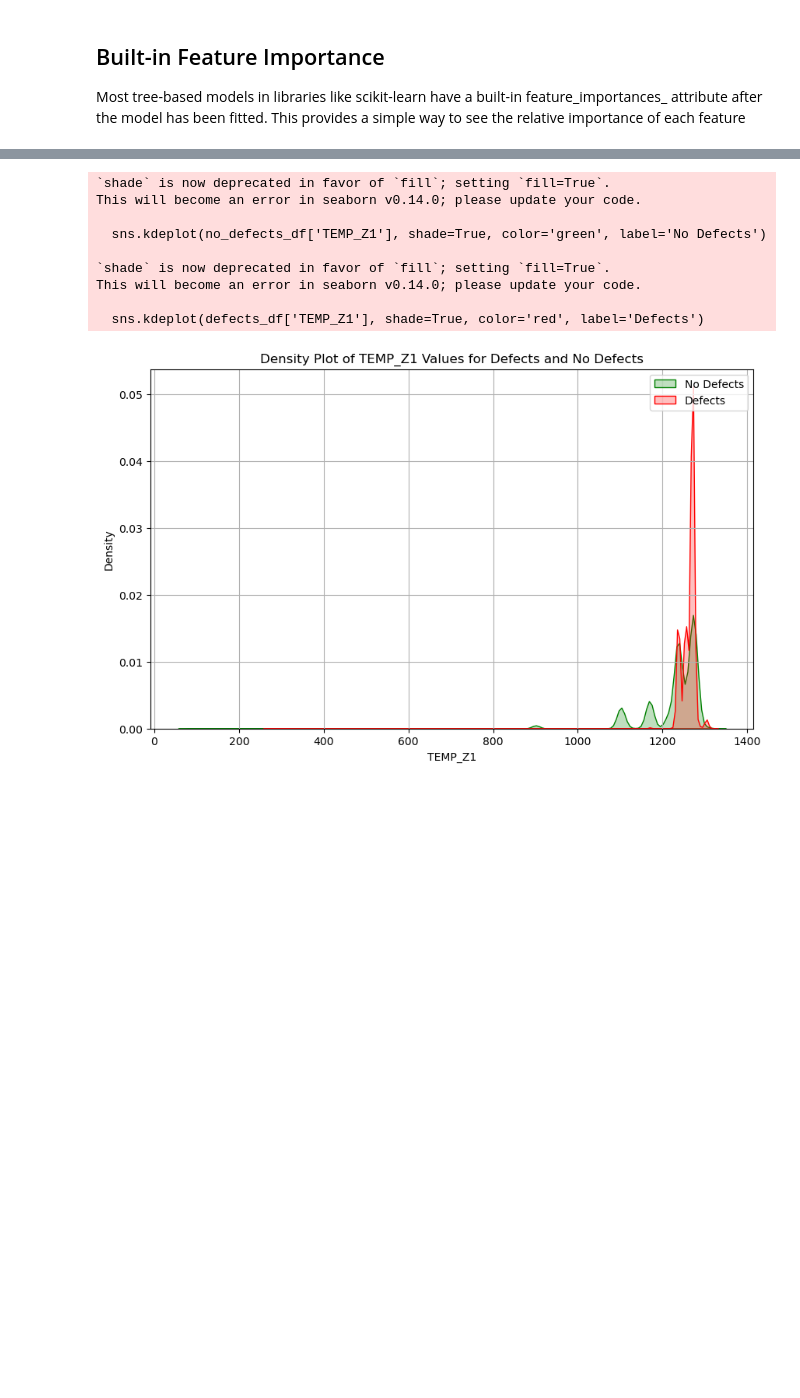
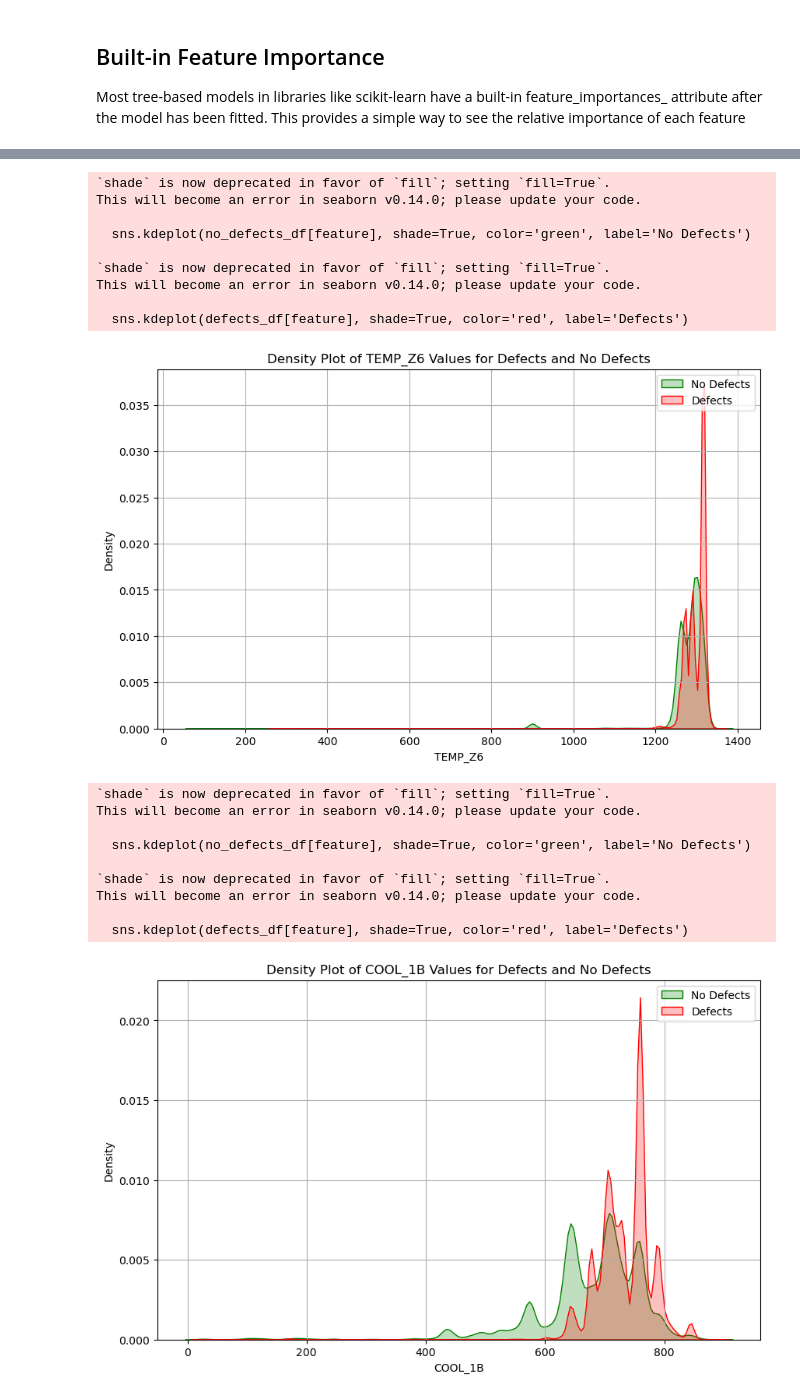
Before and after one commit to MattiaCampanella1993/ML_Fieldwork, a Jupyter notebook: target1C_XGBoost_FINAL.ipynb, the cells around one changed output, grey strips where cells are left out. Drawn from its saved outputs; the diff is of its cells as text; code cells hidden in the pictures; blank space fills up the shorter version.

Commit message:
With NaN values and XGBoost

```diff
--- a/target1C_XGBoost_FINAL.ipynb
+++ b/target1C_XGBoost_FINAL.ipynb
@@ -243,5 +246,2 @@ Unique COIL values in 'dropped_df' dataset: 1214
 # %% [markdown]
 ### Binary target
-# %%
-xgb_classifier = XGBClassifier(random_state=random_state)
-xgb_classifier.fit(X_train, y_train)
@@ -414,14 +422,13 @@ ValueError: Input must be 1- or 2-d.
 ## Built-in Feature Importance
 Most tree-based models in libraries like scikit-learn have a built-in feature_importances_ attribute after the model has been fitted. This provides a simple way to see the relative importance of each feature
 # %%
-# Feature importance from the XGBoost model
 feature_importances = best_model.feature_importances_
-
-# Create a DataFrame to display the feature names alongside their importances
+f_sel=6
 feature_importances_df = pd.DataFrame({
     'Feature': X_train.columns,
     'Importance': feature_importances
 }).sort_values(by='Importance', ascending=False)
-print(feature_importances_df['Importance'].sum())
+print(f"The sum of all the features is {feature_importances_df['Importance'].sum()}")
+print(f"The sum of importances for the top {f_sel} features is {feature_importances_df['Importance'].head(f_sel).sum()}")
 feature_importances_df.head(10)
 # %% [output]
@@ -450,6 +458,6 @@ plt.show()
 # %%
-defects_df = dropped_df[dropped_df['DEFECT'] == 1]
+defects_df = merged_df[merged_df['DEFECT'] == 1]
 print(defects_df.shape)
-no_defects_df = dropped_df[dropped_df['DEFECT'] == 0]
+no_defects_df = merged_df[merged_df['DEFECT'] == 0]
 print(no_defects_df.shape)
 # %% [output]
@@ -484,21 +500,32 @@ Name: TEMP_Z1, dtype: float64
 # %%
-plt.figure(figsize=(10, 6))
-sns.kdeplot(no_defects_df['TEMP_Z1'], shade=True, color='green', label='No Defects')
-sns.kdeplot(defects_df['TEMP_Z1'], shade=True, color='red', label='Defects')
-plt.title('Density Plot of TEMP_Z1 Values for Defects and No Defects')
-plt.xlabel('TEMP_Z1')
-plt.ylabel('Density')
-plt.legend()
-plt.grid(True)
-plt.show()
+for feature in top_features:
+    plt.figure(figsize=(10, 6))
+    sns.kdeplot(no_defects_df[feature], shade=True, color='green', label='No Defects')
+    sns.kdeplot(defects_df[feature], shade=True, color='red', label='Defects')
+    plt.title(f'Density Plot of {feature} Values for Defects and No Defects')
+    plt.xlabel(feature)
+    plt.ylabel('Density')
+    plt.legend()
+    plt.grid(True)
+    plt.show()
 # %% [output]
 `shade` is now deprecated in favor of `fill`; setting `fill=True`.
 This will become an error in seaborn v0.14.0; please update your code.
 
-  sns.kdeplot(no_defects_df['TEMP_Z1'], shade=True, color='green', label='No Defects')
+  sns.kdeplot(no_defects_df[feature], shade=True, color='green', label='No Defects')
 
 `shade` is now deprecated in favor of `fill`; setting `fill=True`.
 This will become an error in seaborn v0.14.0; please update your code.
 
-  sns.kdeplot(defects_df['TEMP_Z1'], shade=True, color='red', label='Defects')
+  sns.kdeplot(defects_df[feature], shade=True, color='red', label='Defects')
-[figure, old version]
+[figure, new version]
+`shade` is now deprecated in favor of `fill`; setting `fill=True`.
+This will become an error in seaborn v0.14.0; please update your code.
+
+  sns.kdeplot(no_defects_df[feature], shade=True, color='green', label='No Defects')
+
+`shade` is now deprecated in favor of `fill`; setting `fill=True`.
+This will become an error in seaborn v0.14.0; please update your code.
+
+  sns.kdeplot(defects_df[feature], shade=True, color='red', label='Defects')
+[figure, added]
```
Also changed, not shown: parts of 36 cells of this notebook.
